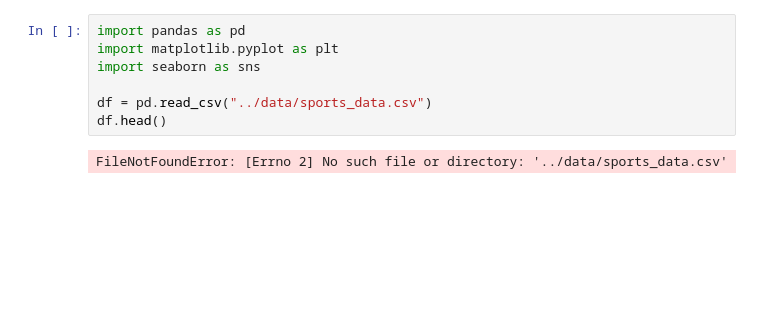
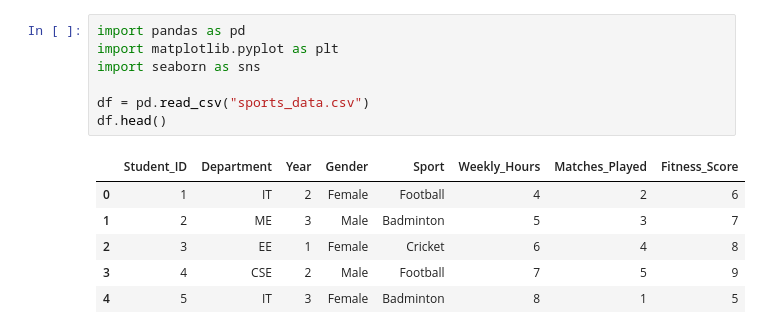
Before and after one commit to sanjeetworld/College-Sports-Participation-EDA, a Jupyter notebook: sports_eda.ipynb, the cells around one changed output. Drawn from its saved outputs; the diff is of its cells as text; blank space fills up the shorter version.

```diff
--- a/sports_eda.ipynb
+++ b/sports_eda.ipynb
@@ -1,11 +1,16 @@
 # %%
 import pandas as pd
 import matplotlib.pyplot as plt
 import seaborn as sns
 
-df = pd.read_csv("../data/sports_data.csv")
+df = pd.read_csv("sports_data.csv")
 df.head()
 # %% [output]
-FileNotFoundError: [Errno 2] No such file or directory: '../data/sports_data.csv'
+|  | Student_ID | Department | Year | Gender | Sport | Weekly_Hours | Matches_Played | Fitness_Score |
+| 0 | 1 | IT | 2 | Female | Football | 4 | 2 | 6 |
+| 1 | 2 | ME | 3 | Male | Badminton | 5 | 3 | 7 |
+| 2 | 3 | EE | 1 | Female | Cricket | 6 | 4 | 8 |
+| 3 | 4 | CSE | 2 | Male | Football | 7 | 5 | 9 |
+| 4 | 5 | IT | 3 | Female | Badminton | 8 | 1 | 5 |
 # %%
 dept_count = df['Department'].value_counts()
```
Also changed, not shown: parts of 12 cells of this notebook.
